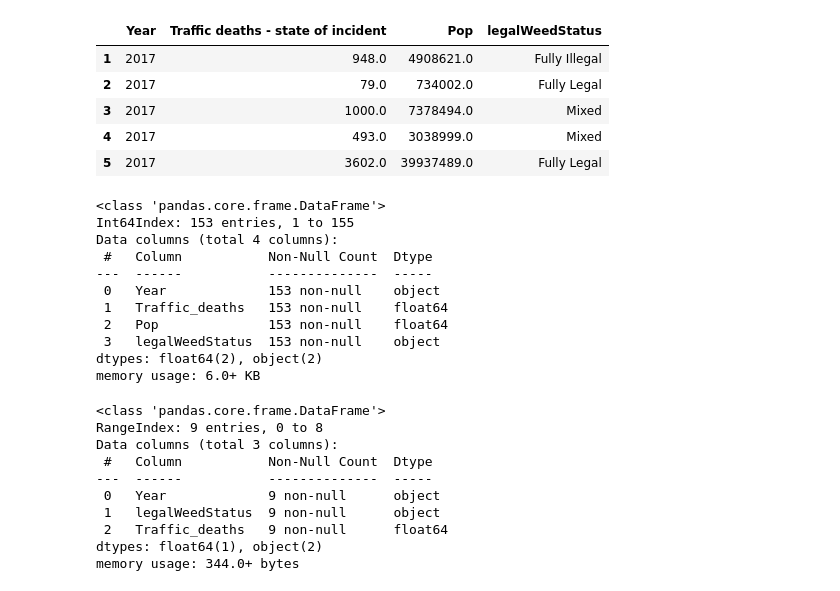
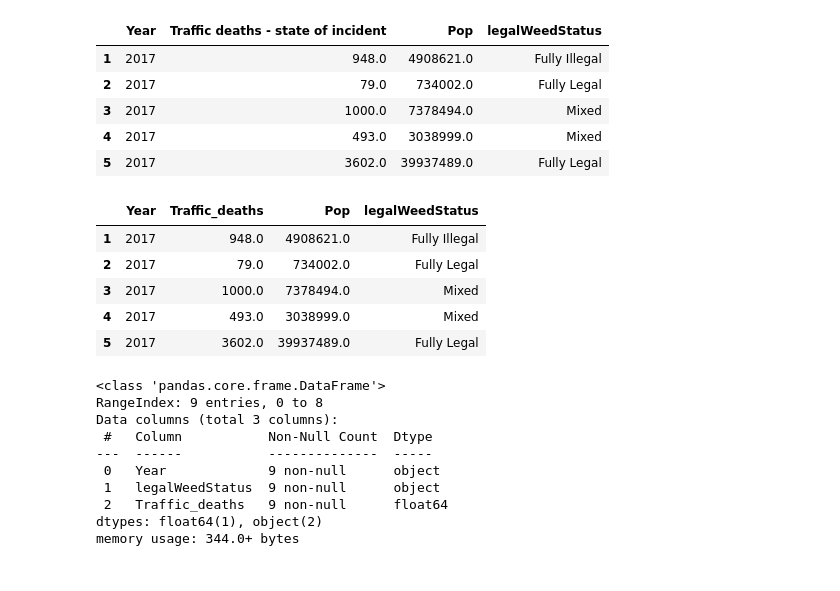
Before and after one commit to caravella483/Project2, a Jupyter notebook: jasonc/static/data/data.ipynb, the cells around one changed output. Drawn from its saved outputs; the diff is of its cells as text; code cells hidden in the pictures.

```diff
--- a/jasonc/static/data/data.ipynb
+++ b/jasonc/static/data/data.ipynb
@@ -266,20 +268,15 @@ data_legal.head()
 # %%
 #rename column name
 d2 = data_legal.rename(columns={"Traffic deaths - state of incident":"Traffic_deaths"})
 
-d2.info()
+d2.head()
 # %% [output]
-<class 'pandas.core.frame.DataFrame'>
-Int64Index: 153 entries, 1 to 155
-Data columns (total 4 columns):
- #   Column           Non-Null Count  Dtype
----  ------           --------------  -----
- 0   Year             153 non-null    object
- 1   Traffic_deaths   153 non-null    float64
- 2   Pop              153 non-null    float64
- 3   legalWeedStatus  153 non-null    object
-dtypes: float64(2), object(2)
-memory usage: 6.0+ KB
+|  | Year | Traffic_deaths | Pop | legalWeedStatus |
+| 1 | 2017 | 948.0 | 4908621.0 | Fully Illegal |
+| 2 | 2017 | 79.0 | 734002.0 | Fully Legal |
+| 3 | 2017 | 1000.0 | 7378494.0 | Mixed |
+| 4 | 2017 | 493.0 | 3038999.0 | Mixed |
+| 5 | 2017 | 3602.0 | 39937489.0 | Fully Legal |
 # %%
 #MVR sums by legal status
 
```
Also changed, not shown: parts of 10 cells of this notebook, 2 other files.
